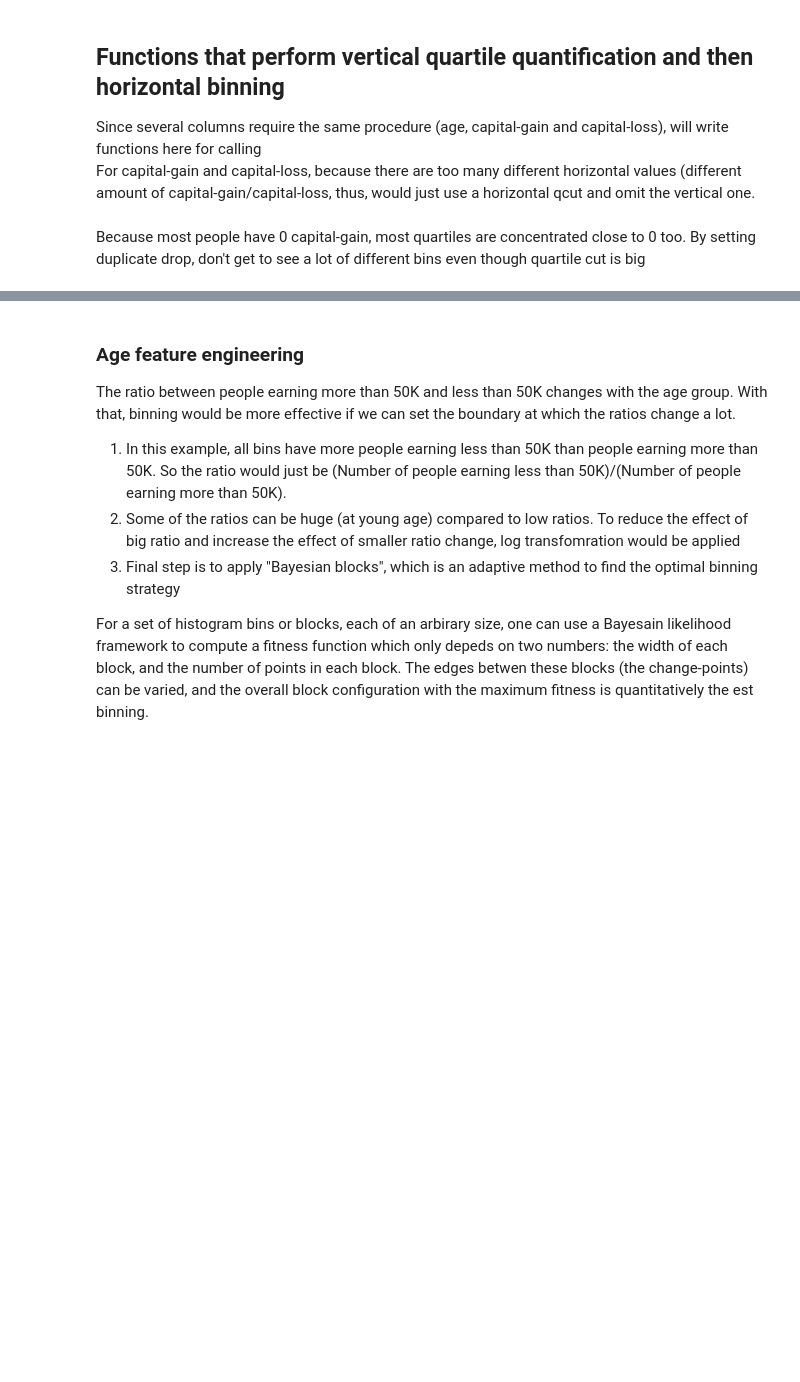
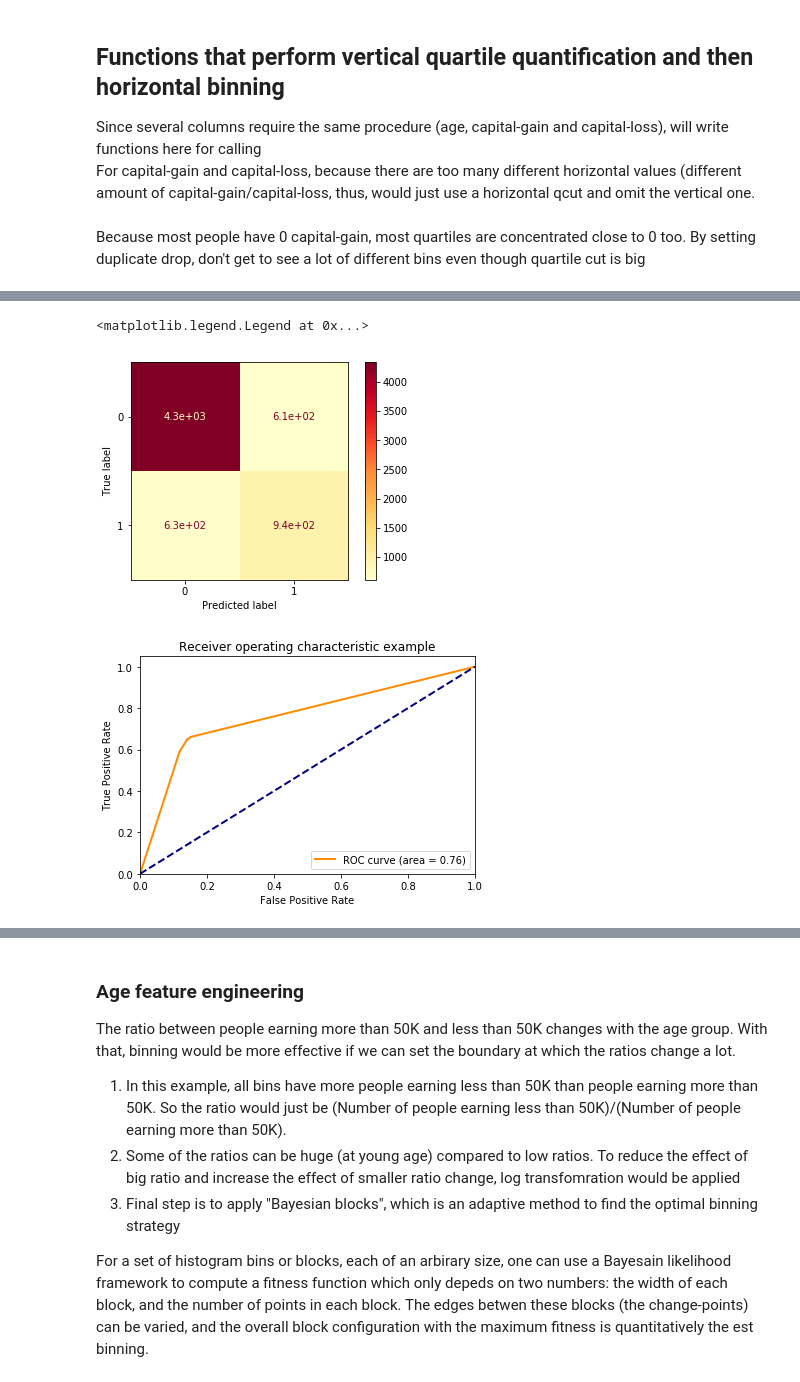
Before and after one commit to FireCyan/Data_predict_salary_50K, a Jupyter notebook: Feature_processing_income.ipynb, the cells around one changed output, grey strips where cells are left out. Cells and saved outputs as stored; diff of their text form; code cells hidden in the pictures; blank space fills up the shorter version.

```diff
--- a/Feature_processing_income.ipynb
+++ b/Feature_processing_income.ipynb
@@ -195,0 +216,70 @@ print(df_process[df_process['capital-loss'] < 1590]['capital-loss'].value_counts
+# %%
+from sklearn import tree
+from sklearn.model_selection import train_test_split
+from sklearn.model_selection import GridSearchCV
+
+
+X_train, X_test, y_train, y_test = train_test_split(X_processed, y_encode, test_size=0.2, random_state=42)
+
+clf = tree.DecisionTreeClassifier()
+clf = clf.fit(X_train, y_train)
+# %%
+from sklearn import metrics
+
+y_predict = clf.predict(X_test)
+
+acc_score = metrics.accuracy_score(y_test, y_predict)
+print("accuracy score: " + str(acc_score))
+
+ba_acc_score = metrics.balanced_accuracy_score(y_test, y_predict)
+print("balanced accuracy score: " + str(ba_acc_score))
+
+prec_score = metrics.precision_score(y_test, y_predict)
+print("precision score: " + str(prec_score))
+
+avg_prec_score = metrics.average_precision_score(y_test, y_predict)
+print("average_precision score: " + str(avg_prec_score))
+
+recall_score = metrics.recall_score(y_test, y_predict)
+print("recall score: " + str(recall_score))
+
+f1_score = metrics.f1_score(y_test, y_predict)
+print("F1-score: " + str(f1_score))
+
+confusion_matrix = metrics.confusion_matrix(y_test, y_predict)
+print('confusion_matrix:')
+print(confusion_matrix)
+
+
+
+
+
+report = metrics.classification_report(y_test, y_predict)
+print('classification_report:')
+print(report)
+
+metrics.plot_confusion_matrix(clf, X_test, y_test, cmap='YlOrRd', normalize=None)
+
+
+## Getting AUROC value and plot ROC
+y_score = clf.predict_proba(X_test)
+print(y_score)
+y_test_lb = label_binarize(y_test, classes=[0, 1])
+print(y_test_lb)
+
+roc_auc_score = sklearn.metrics.roc_auc_score(y_test, y_predict)
+print('roc-score: ' + str(roc_auc_score))
+fpr, tpr, _ = metrics.roc_curve(y_test_lb, y_score[:, 1])
+roc_auc = metrics.auc(fpr, tpr)
+
+plt.figure()
+plt.plot(fpr, tpr, color='darkorange',
+         lw=2, label='ROC curve (area = %0.2f)' % roc_auc)
+plt.plot([0, 1], [0, 1], color='navy', lw=2, linestyle='--')
+plt.xlim([0.0, 1.0])
+plt.ylim([0.0, 1.05])
+plt.xlabel('False Positive Rate')
+plt.ylabel('True Positive Rate')
+plt.title('Receiver operating characteristic example')
+plt.legend(loc="lower right")
+# %% [output]
@@ -195,0 +303,3 @@ print(df_process[df_process['capital-loss'] < 1590]['capital-loss'].value_counts
+<matplotlib.legend.Legend at 0x...>
+[figure, added]
+[figure, added]
```
Also changed, not shown: parts of 16 cells of this notebook, 2 other files.
